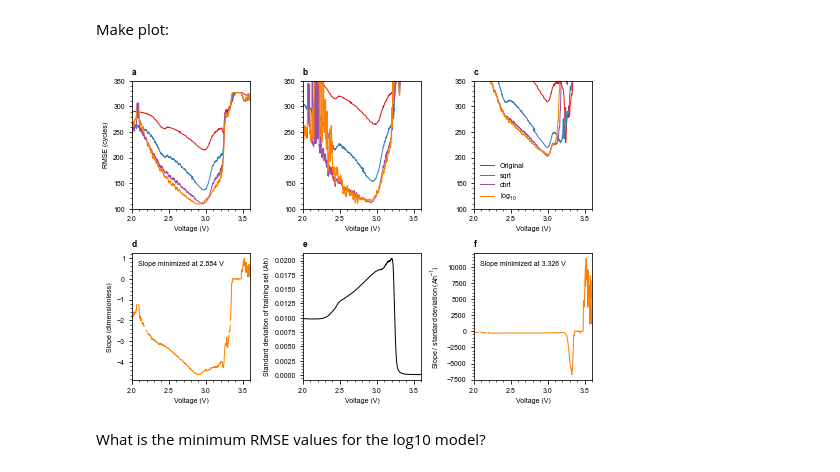
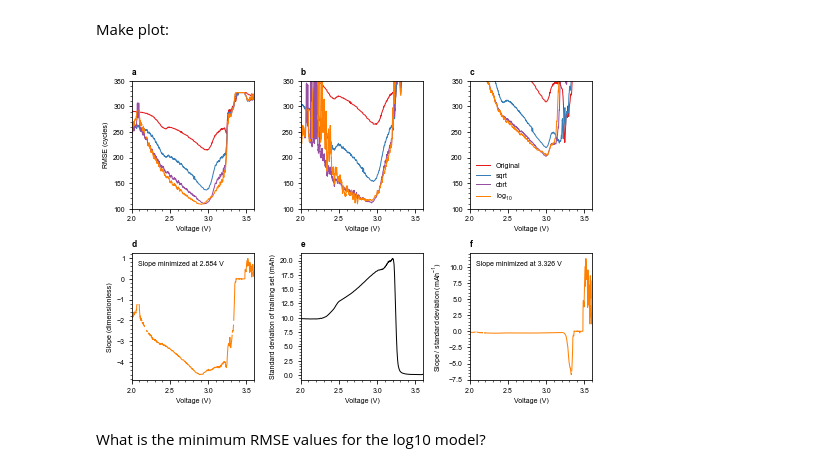
Before and after one commit to petermattia/revisit-severson-et-al, a Jupyter notebook: revisit-severson-et-al.ipynb, the cells around one changed output. Drawn from its saved outputs; the diff is of its cells as text; code cells hidden in the pictures.

```diff
--- a/revisit-severson-et-al.ipynb
+++ b/revisit-severson-et-al.ipynb
@@ -968,7 +968,7 @@ for k, point in enumerate(points):
     X_test2 = data_test2[:, k, 98] - data_test2[:, k, 8]
 
     # Calculate std dev of training set
-    std_devs[k] = np.std(X_train)
+    std_devs[k] = 1000 * np.std(X_train) # convert from Ah to mAh
 
     for k2, trans in enumerate(transforms):
 
@@ -1050,36 +1050,36 @@ for k in np.arange(6):
 
 for k in range(len(transforms)):
     ax[0].plot(Vdlin[points], RMSE_train[:,k], color=transform_colors[k])
     ax[1].plot(Vdlin[points], RMSE_test1[:,k], color=transform_colors[k])
     ax[2].plot(Vdlin[points], RMSE_test2[:,k], color=transform_colors[k])
 
     if k == 3:
         ax[3].plot(Vdlin[points], slopes[:,k], color=transform_colors[k])
         ax[4].plot(Vdlin[points], std_devs, color='k')
         ax[5].plot(Vdlin[points], slopes[:,k] / std_devs, color=transform_colors[k])
 
 for k in np.arange(3):
     ax[k].set_ylim([100, 350])
 
 ax[0].set_ylabel('RMSE (cycles)')
 ax[3].set_ylabel('Slope (dimensionless)')
-ax[4].set_ylabel('Standard deviation of training set (Ah)')
-ax[5].set_ylabel('Slope / standard deviation (Ah$^{-1}$)')
+ax[4].set_ylabel('Standard deviation of training set (mAh)')
+ax[5].set_ylabel('Slope / standard deviation (mAh$^{-1}$)')
 
 ax[2].legend(list(transforms.keys()))
 
 # Annotations
 ax[3].text(0.05, 0.9,
            f'Slope minimized at {voltage_of_min_slope:.3f} V',
            color='k', ha='left', transform=ax[3].transAxes)
 ax[5].text(0.05, 0.9,
            f'Slope minimized at {voltage_of_min_slope_over_std_dev:.3f} V',
            color='k', ha='left', transform=ax[5].transAxes)
 
 plt.tight_layout()
 plt.savefig(figpath / 'fig7_single_point_prediction.eps', format='eps')
 # %% [output]
-[figure, old version]
+[figure, new version]
 # %% [markdown]
 What is the minimum RMSE values for the log10 model?
 # %%
```
Also changed, not shown: parts of 20 cells of this notebook, 9 other files.
